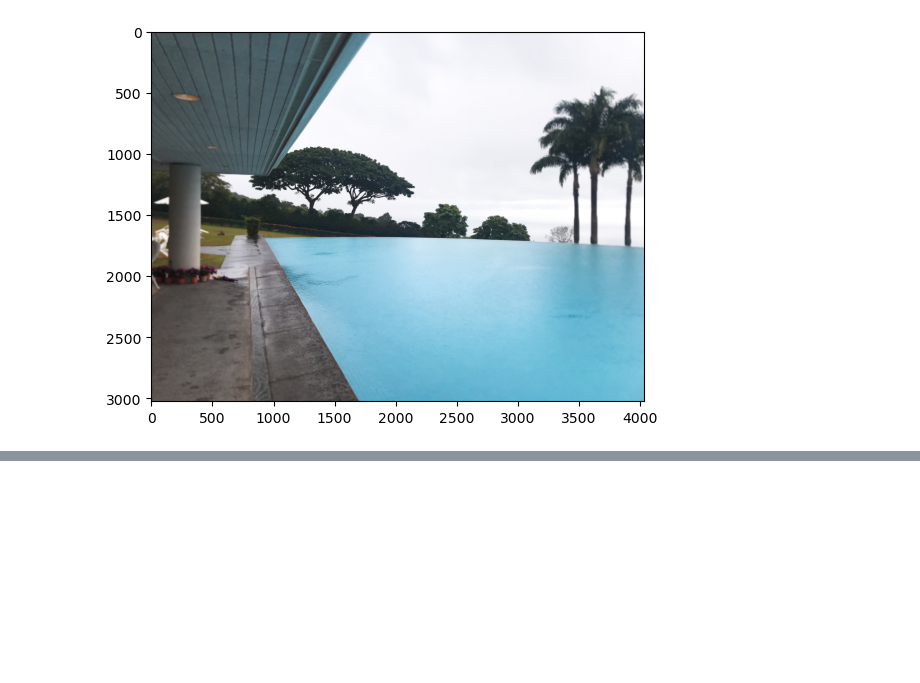
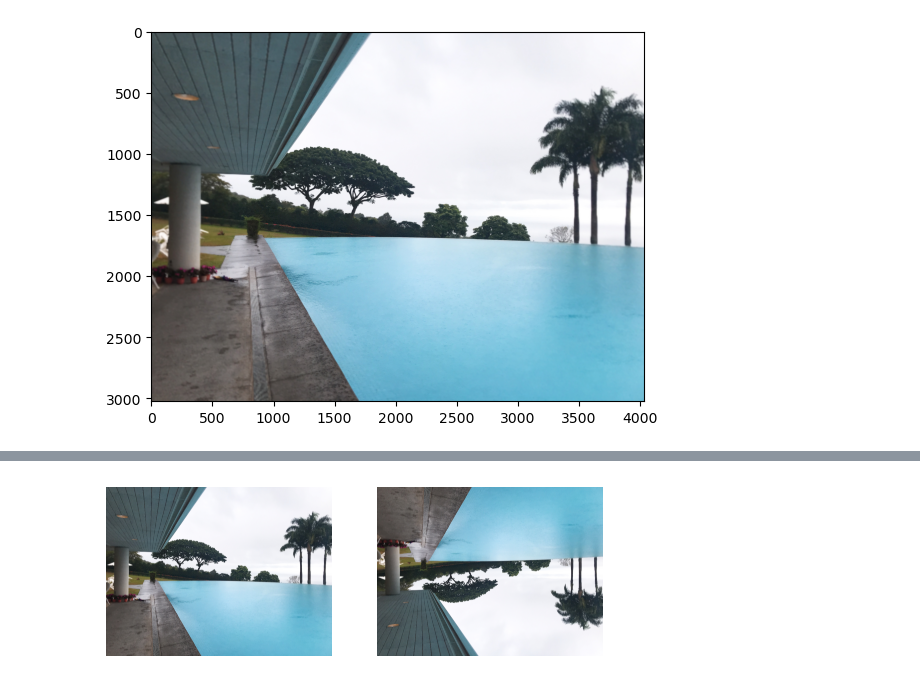
Before and after one commit to hanjaek/Data_Analysis, a Jupyter notebook: M3/Image_Analysis.ipynb, the cells around one changed output, grey strips where cells are left out. Cells and saved outputs as stored; diff of their text form; code cells hidden in the pictures; blank space fills up the shorter version.

```diff
--- a/M3/Image_Analysis.ipynb
+++ b/M3/Image_Analysis.ipynb
@@ -209,0 +246,14 @@ plt.show()
+# %%
+plt.subplot(1, 2, 1)
+plt.axis("off")
+plt.imshow(cv2.cvtColor(img, cv2.COLOR_BGR2RGB))
+
+img_flip = cv2.flip(img, 0) ## 1=상하, 0=좌우
+
+plt.subplot(1, 2, 2)
+plt.axis("off")
+plt.imshow(cv2.cvtColor(img_flip, cv2.COLOR_BGR2RGB))
+
+plt.show()
+# %% [output]
+[figure, added]
```
Also changed, not shown: parts of 26 cells of this notebook, 5 other files.
